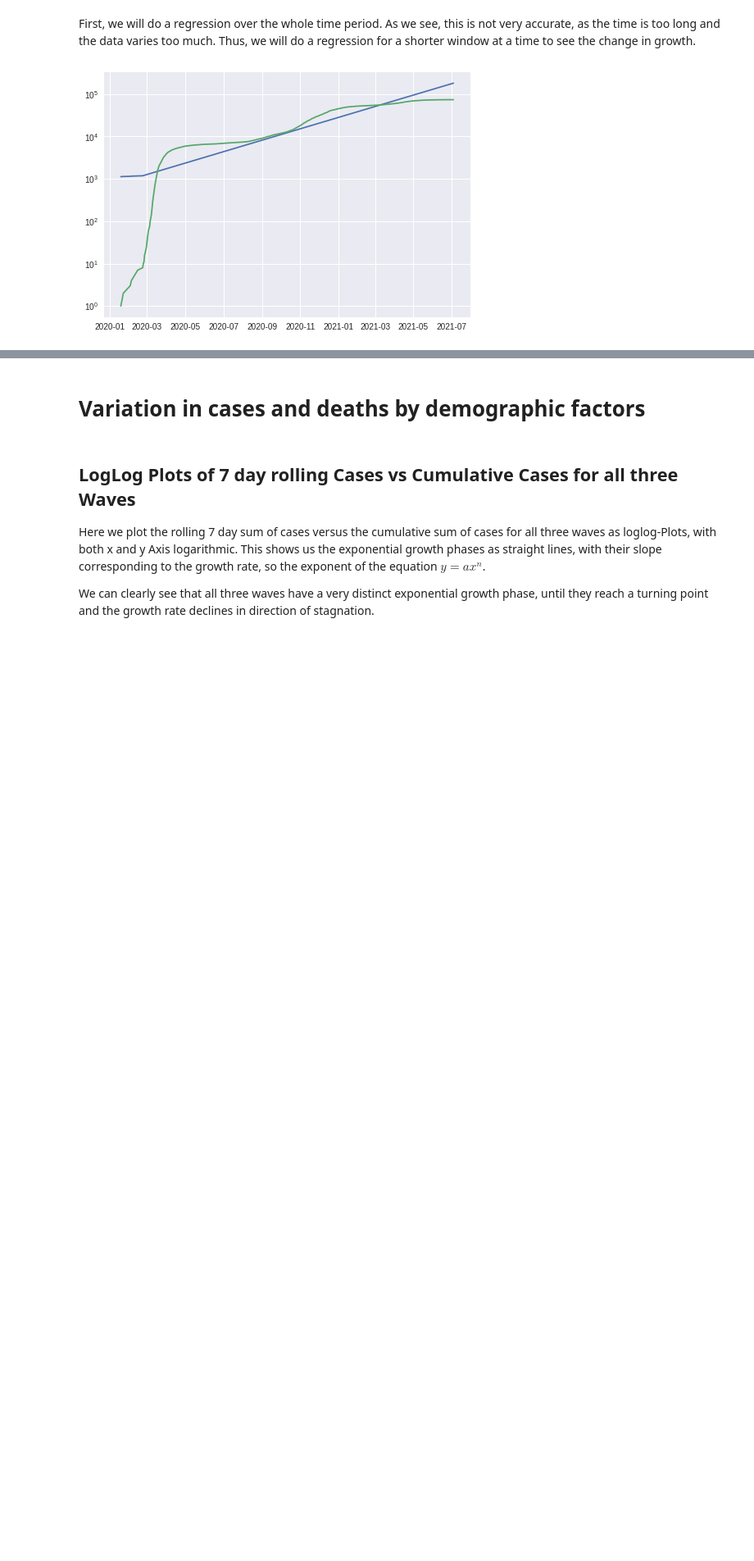
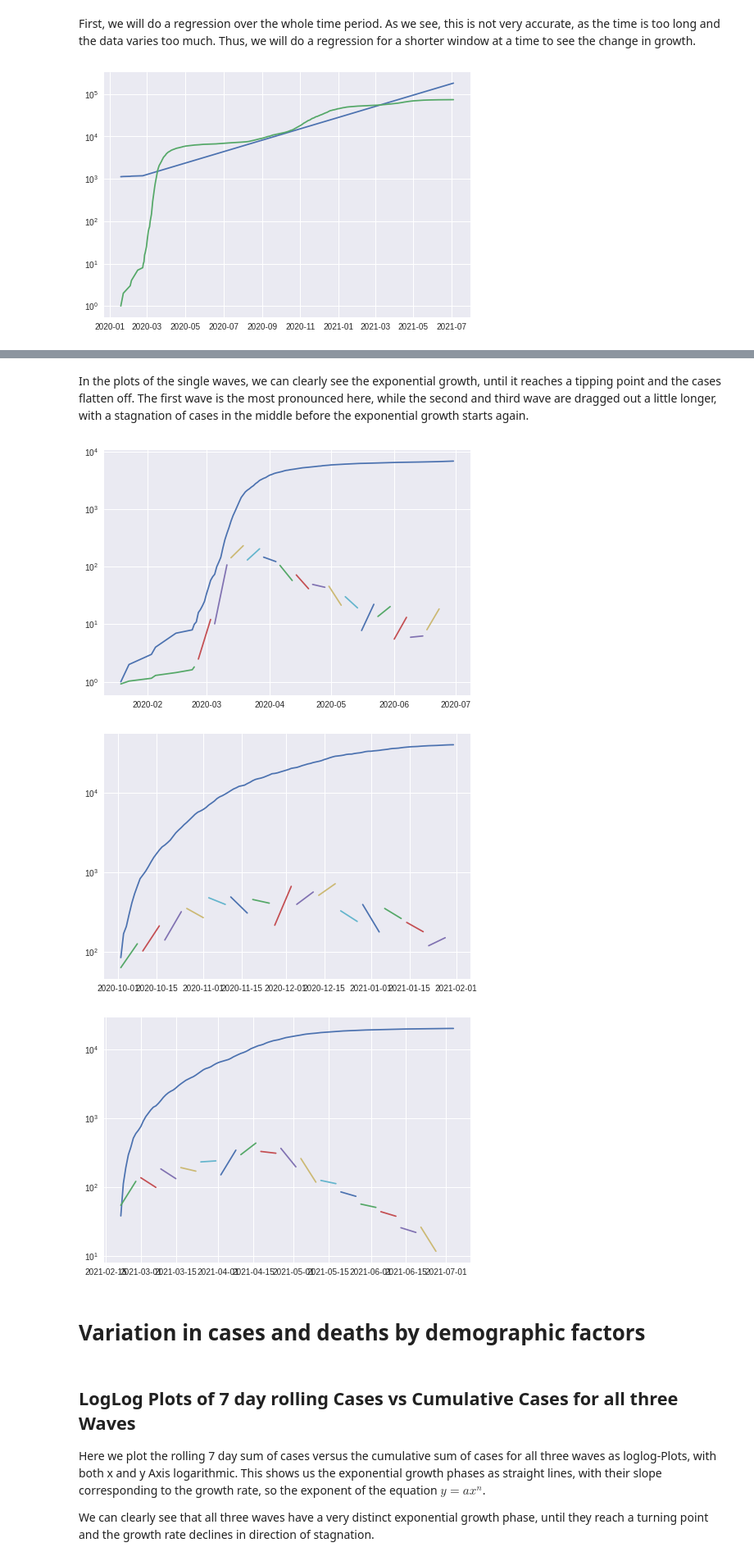
Before and after one commit to zandemax/hm-am-covid-data, a Jupyter notebook: notebook.ipynb, the cells around one changed output, grey strips where cells are left out. Shown at 82% size. Cells and saved outputs as stored; diff of their text form; code cells hidden in the pictures; blank space fills up the shorter version.

Commit message:
updated regressions

```diff
--- a/notebook.ipynb
+++ b/notebook.ipynb
@@ -283,12 +285,16 @@ ax.set_yscale('log')
 # %%
-cov_data_third_wave_cum = cov_data_cumulative.loc[(cov_data_per_day.index > pd.to_datetime('02/20/2021 00:00', utc=True)) & (cov_data_per_day.index < pd.to_datetime('05/01/2021 00:00', utc=True))]
+import matplotlib.pyplot as plt
 
-fig, ax = plt.subplots()
+def plot_cumsum_with_regressions(data, window_size):
 
-ax.plot(cov_data_cumulative['AnzahlFall'])
-ax.set_yscale('log')
+    fig, ax = plt.subplots()
 
-a,b = e_transformed_linear_regression(cov_data_third_wave_cum['AnzahlFall'].values)
-y = a * np.exp(b * np.arange(0, cov_data_third_wave_cum.index.values.size))
+    ax.plot(data['AnzahlFall'].cumsum())
+    ax.set_yscale('log')
 
-ax.plot(cov_data_third_wave_cum.index, y)
+    i = 0
+    while i<=data.index.size - window_size:
+        a,b = e_transformed_linear_regression(data['AnzahlFall'].values[i:i+window_size])
+        y = a * np.exp(b * np.arange(0, window_size))
+        ax.plot(data.index[i:i+window_size], y)
+        i += window_size + 1
@@ -317,3 +305,20 @@ while i<=cov_data_cumulative.index.size - window_size:
+# %% [markdown]
+In the plots of the single waves, we can clearly see the exponential growth, until it reaches a tipping point and the cases flatten off.
+The first wave is the most pronounced here, while the second and third wave are dragged out a little longer, with a stagnation of cases in the middle before the exponential growth starts again.
+# %%
+cov_data_first_wave = cov_data_per_day.loc[(cov_data_per_day.index < pd.to_datetime('07/01/2020 00:00', utc=True))]
+
+cov_data_second_wave = cov_data_per_day.loc[(cov_data_per_day.index > pd.to_datetime('10/01/2020 00:00', utc=True)) & (cov_data_per_day.index < pd.to_datetime('02/01/2021 00:00', utc=True))]
+
+cov_data_third_wave = cov_data_per_day.loc[(cov_data_per_day.index > pd.to_datetime('02/20/2021 00:00', utc=True)) & (cov_data_per_day.index < pd.to_datetime('07/29/2021 00:00', utc=True))]
+# %%
+plot_cumsum_with_regressions(cov_data_first_wave, 7)
+plot_cumsum_with_regressions(cov_data_second_wave, 7)
+plot_cumsum_with_regressions(cov_data_third_wave, 7)
+# %% [output]
+[figure, added]
+[figure, added]
+[figure, added]
 # %% [markdown]
 # Variation in cases and deaths by demographic factors
 # %% [markdown]
```
Also changed, not shown: parts of 5 cells of this notebook.
